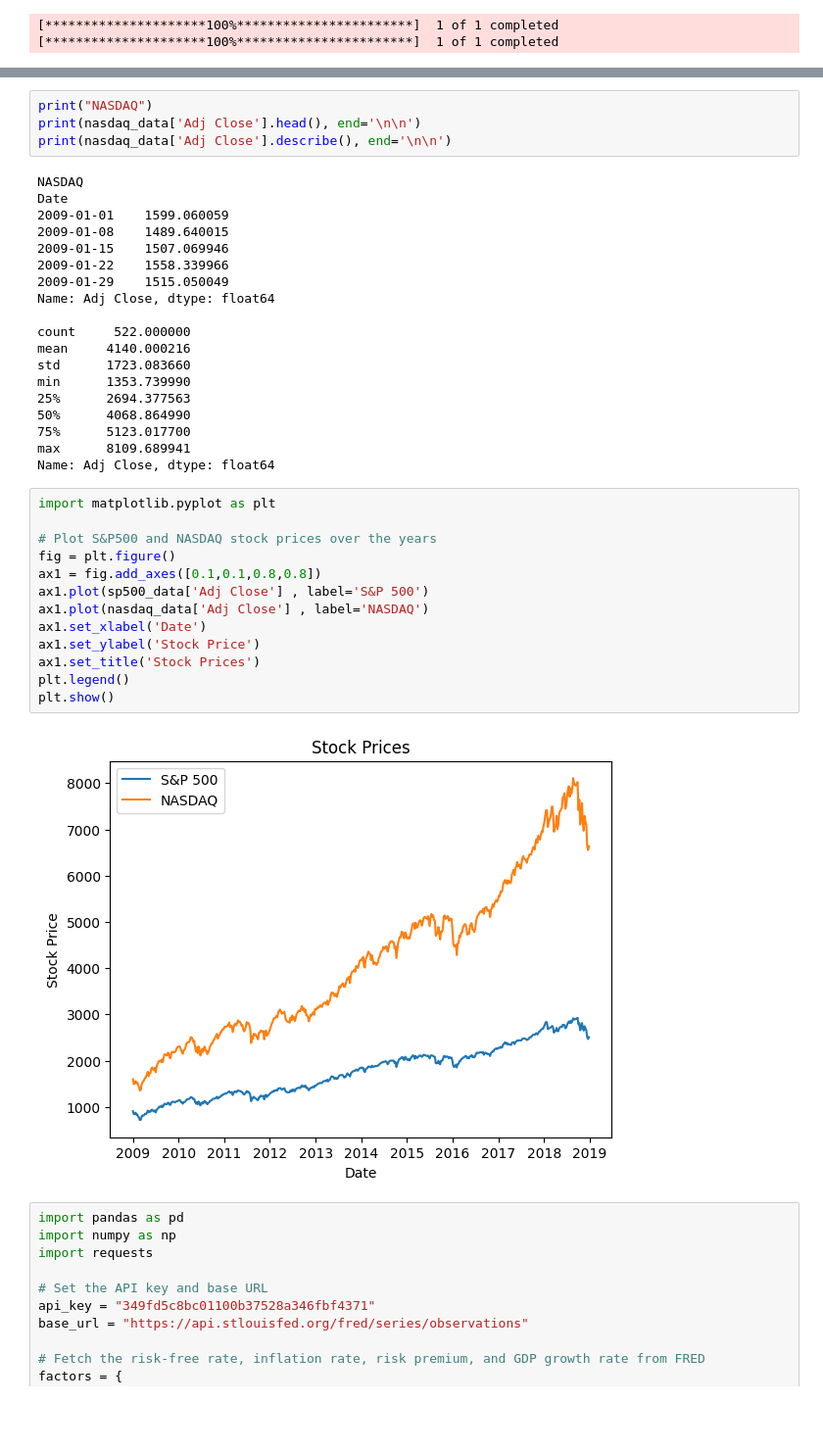
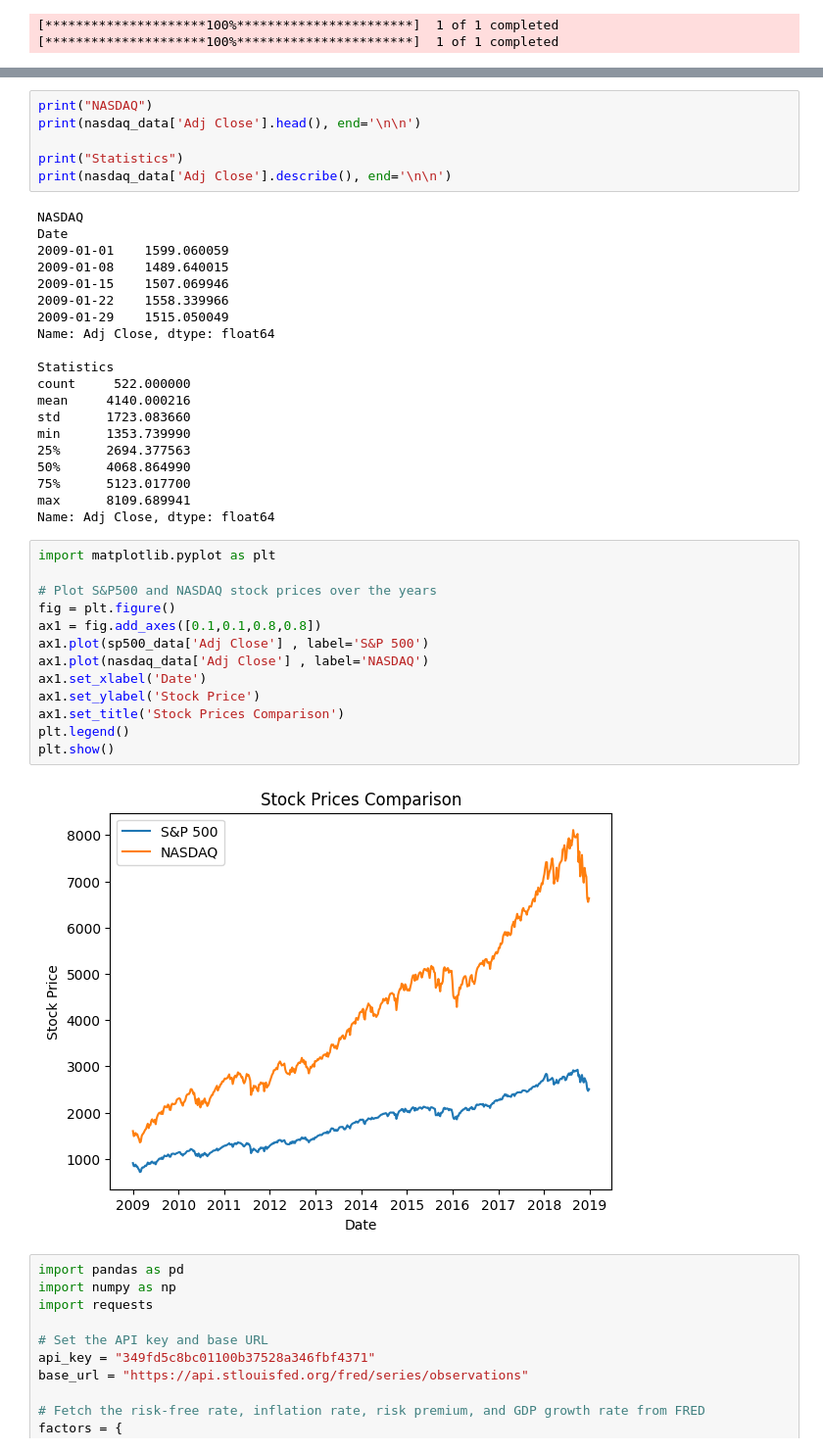
Before and after one commit to KiranReddy0808/Python-Scripts, a Jupyter notebook: Models/apt.ipynb, the cells around one changed output, grey strips where cells are left out. Shown: that part at 98% size. Saved outputs shown, nothing was run; the diff lists cells and outputs as text; blank space fills up the shorter version.

```diff
--- a/Models/apt.ipynb
+++ b/Models/apt.ipynb
@@ -37,6 +40,8 @@ Name: Adj Close, dtype: float64
 # %%
 print("NASDAQ")
 print(nasdaq_data['Adj Close'].head(), end='\n\n')
+
+print("Statistics")
 print(nasdaq_data['Adj Close'].describe(), end='\n\n')
 # %% [output]
 NASDAQ
@@ -48,6 +53,7 @@ Date
 2009-01-29    1515.050049
 Name: Adj Close, dtype: float64
 
+Statistics
 count     522.000000
 mean     4140.000216
 std      1723.083660
@@ -60,18 +66,18 @@ Name: Adj Close, dtype: float64
 # %%
 import matplotlib.pyplot as plt
 
 # Plot S&P500 and NASDAQ stock prices over the years
 fig = plt.figure()
 ax1 = fig.add_axes([0.1,0.1,0.8,0.8])
 ax1.plot(sp500_data['Adj Close'] , label='S&P 500')
 ax1.plot(nasdaq_data['Adj Close'] , label='NASDAQ')
 ax1.set_xlabel('Date')
 ax1.set_ylabel('Stock Price')
-ax1.set_title('Stock Prices')
+ax1.set_title('Stock Prices Comparison')
 plt.legend()
 plt.show()
 # %% [output]
-[figure, old version]
+[figure, new version]
 # %%
 import pandas as pd
 import numpy as np
```
Also changed, not shown: parts of 9 cells of this notebook, 1 other file.
